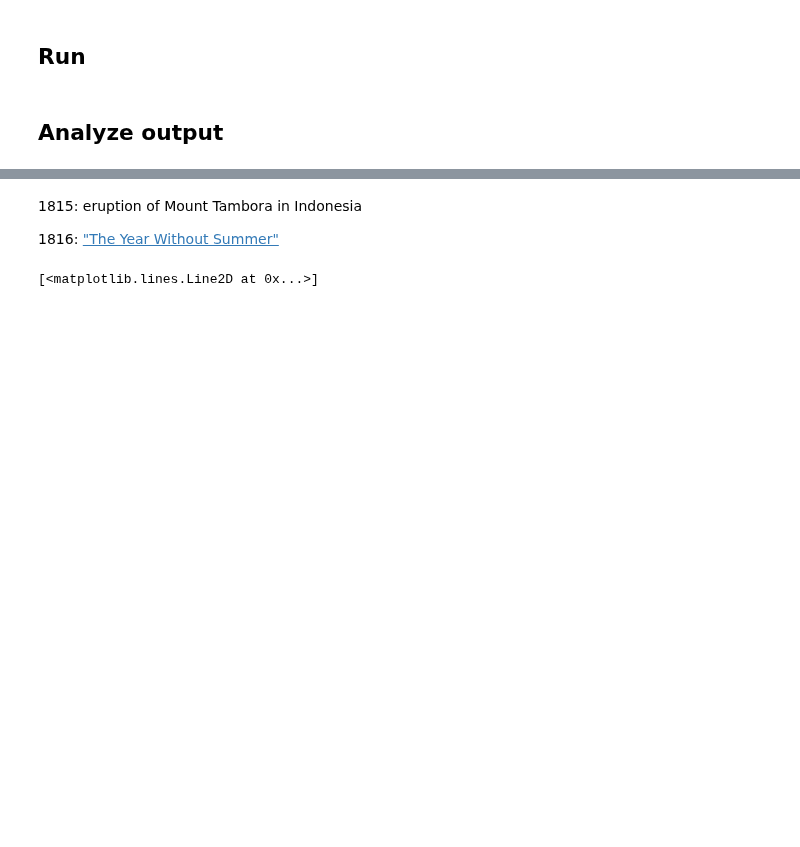
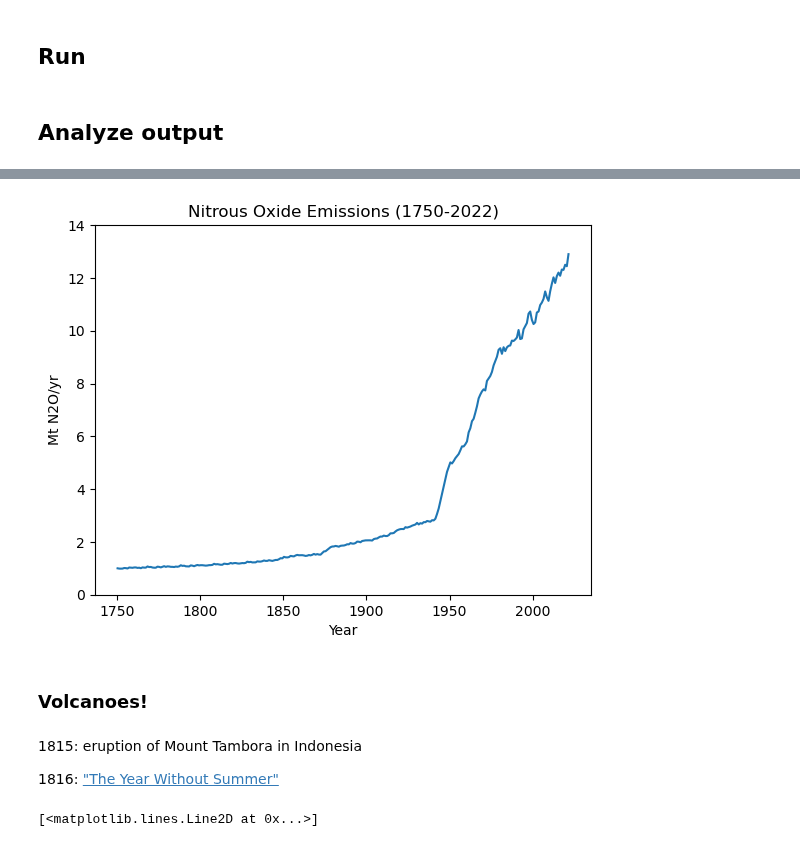
Before and after one commit to ericasimon16/woodwell_internship, a Jupyter notebook: hist_emis.ipynb, the cells around one changed output, grey strips where cells are left out. Cells and saved outputs as stored; diff of their text form; code cells hidden in the pictures; blank space fills up the shorter version.

```diff
--- a/hist_emis.ipynb
+++ b/hist_emis.ipynb
@@ -176,3 +202,14 @@ plt.show()
+# %%
+plt.plot(f.timepoints, f.emissions.loc[dict(specie='N2O', scenario='s1')])
+plt.xlabel('Year')
+plt.ylabel('Mt N2O/yr')
+plt.ylim(0,14)
+plt.title('Nitrous Oxide Emissions (1750-2022)')
+plt.show()
+# %% [output]
+[figure, added]
+# %% [markdown]
+### Volcanoes!
 # %% [markdown]
 1815: eruption of Mount Tambora in Indonesia
 
```
Also changed, not shown: parts of 6 cells of this notebook.
